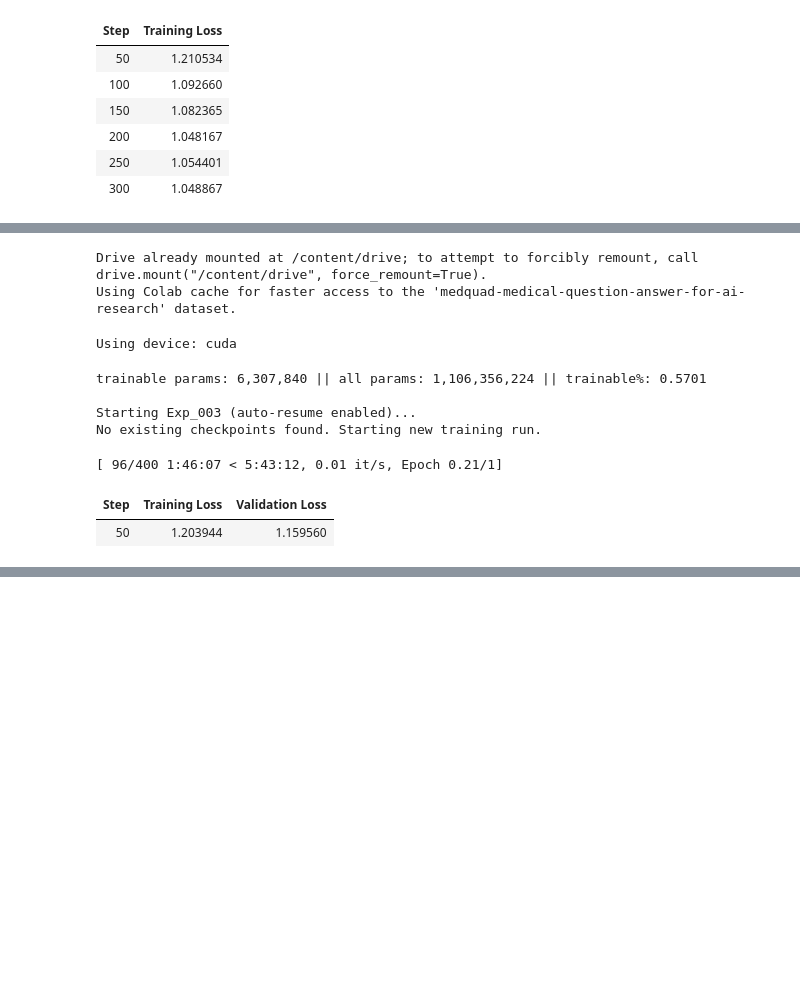
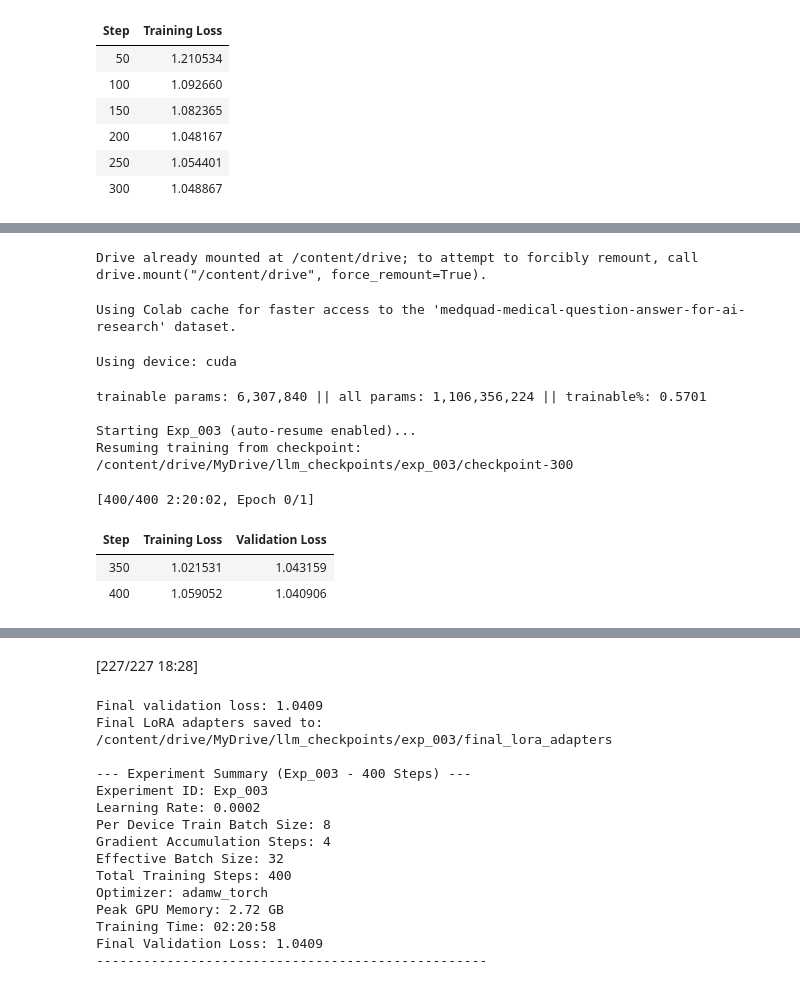
Before and after one commit to Gatwaza/Domain-Specific-Assistant-via-LLMs-Fine-Tuning, a Jupyter notebook: Experiments/CQA_3_(1) (2).ipynb, the cells around one changed output, grey strips where cells are left out. Cells and saved outputs as stored; diff of their text form; code cells hidden in the pictures; blank space fills up the shorter version.

```diff
--- a/Experiments/CQA_3.ipynb
+++ b/Experiments/CQA_3_(1) (2).ipynb
@@ -3868,6 +3894,7 @@ from transformers import (
 )
 from peft import LoraConfig, get_peft_model, TaskType
 import kagglehub
+import huggingface_hub # Import huggingface_hub
 
 # ----------- Google Drive (persistent checkpoints) -----------
 from google.colab import drive
@@ -3893,6 +3920,9 @@ EFFECTIVE_BATCH_SIZE = PER_DEVICE_BATCH_SIZE * GRADIENT_ACCUMULATION_STEPS
 tokenizer = AutoTokenizer.from_pretrained(MODEL_NAME)
 if tokenizer.pad_token is None:
     tokenizer.add_special_tokens({"pad_token": "[PAD]"})
+
+# ----------- Authenticate Hugging Face (REQUIRED for gated datasets) -----------
+huggingface_hub.login() # This will prompt you to enter your Hugging Face token
 
 # ----------- Load datasets -----------
 afrimedqa = load_dataset("intronhealth/afrimedqa_v2")
@@ -4021,47 +4051,66 @@ start_time = time.time()
 # Check for existing checkpoints
 latest_checkpoint = None
 if os.path.exists(CHECKPOINT_DIR):
     checkpoints = [os.path.join(CHECKPOINT_DIR, d)
                    for d in os.listdir(CHECKPOINT_DIR)
                    if d.startswith("checkpoint") and os.path.isdir(os.path.join(CHECKPOINT_DIR, d))]
     if checkpoints:
         # Sort by checkpoint number and pick the latest
         checkpoints.sort(key=lambda x: int(x.split("-")[-1]))
         latest_checkpoint = checkpoints[-1]
         print(f"Resuming training from checkpoint: {latest_checkpoint}")
     else:
         print("No existing checkpoints found. Starting new training run.")
 
 trainer.train(resume_from_checkpoint=latest_checkpoint)
 
 elapsed = time.time() - start_time
 print(f"Training completed in {time.strftime('%H:%M:%S', time.gmtime(elapsed))}")
 
 # ----------- Evaluation -----------
 eval_results = trainer.evaluate()
-print(f"Final validation loss: {eval_results['eval_loss']:.4f}")
+final_validation_loss = eval_results['eval_loss'] # Extract for summary
+print(f"Final validation loss: {final_validation_loss:.4f}")
 
 # ----------- Save final LoRA adapters -----------
 model.save_pretrained(FINAL_ADAPTER_DIR)
 print(f"Final LoRA adapters saved to: {FINAL_ADAPTER_DIR}")
 
 # ----------- Summary -----------
-print("\n--- Experiment Summary (Exp_003) ---")
-print(f"Learning rate: {LEARNING_RATE}")
-print(f"Batch size (device): {PER_DEVICE_BATCH_SIZE}")
-print(f"Gradient accumulation: {GRADIENT_ACCUMULATION_STEPS}")
-print(f"Effective batch size: {EFFECTIVE_BATCH_SIZE}")
-print(f"Max steps: {MAX_STEPS}")
-print(f"Validation loss: {eval_results['eval_loss']:.4f}")
-print("----------------------------------")
+# The following variables need to be set from the execution flow for the print statement
+# peak_gpu_memory_gb: This should be captured during training or after if possible.
+# training_duration_hms: This is 'elapsed' converted to H:M:S format.
+
+# Re-capture peak GPU memory if training happened.
+peak_gpu_memory_gb = 0.0
+if torch.cuda.is_available():
+    peak_gpu_memory_bytes = torch.cuda.max_memory_allocated()
+    if peak_gpu_memory_bytes > 0: # Only if memory was actually allocated during this run
+        peak_gpu_memory_gb = peak_gpu_memory_bytes / (1024**3)
+
+training_duration_hms = time.strftime('%H:%M:%S', time.gmtime(elapsed))
+
+print(f"\n--- Experiment Summary ({EXPERIMENT_ID} - {MAX_STEPS} Steps) ---")
+print(f"Experiment ID: {EXPERIMENT_ID}")
+print(f"Learning Rate: {LEARNING_RATE}")
+print(f"Per Device Train Batch Size: {PER_DEVICE_BATCH_SIZE}")
+print(f"Gradient Accumulation Steps: {GRADIENT_ACCUMULATION_STEPS}")
+print(f"Effective Batch Size: {EFFECTIVE_BATCH_SIZE}")
+print(f"Total Training Steps: {MAX_STEPS}")
+print(f"Optimizer: {OPTIMIZER}")
+print(f"Peak GPU Memory: {peak_gpu_memory_gb:.2f} GB")
+print(f"Training Time: {training_duration_hms}")
+print(f"Final Validation Loss: {final_validation_loss:.4f}")
+print("--------------------------------------------------")
 # %% [output]
 Drive already mounted at /content/drive; to attempt to forcibly remount, call drive.mount("/content/drive", force_remount=True).
-Using Colab cache for faster access to the 'medquad-medical-question-answer-for-ai-research' dataset.
-Using device: cuda
+Using Colab cache for faster access to the 'medquad-medical-question-answer-for-ai-research' dataset.
-trainable params: 6,307,840 || all params: 1,106,356,224 || trainable%: 0.5701
-
-Starting Exp_003 (auto-resume enabled)...
-No existing checkpoints found. Starting new training run.
+Using device: cuda
-[ 96/400 1:46:07 < 5:43:12, 0.01 it/s, Epoch 0.21/1]
+trainable params: 6,307,840 || all params: 1,106,356,224 || trainable%: 0.5701
+
+Starting Exp_003 (auto-resume enabled)...
+Resuming training from checkpoint: /content/drive/MyDrive/llm_checkpoints/exp_003/checkpoint-300
+[400/400 2:20:02, Epoch 0/1]
 | Step | Training Loss | Validation Loss |
-| 50 | 1.203944 | 1.159560 |
+| 350 | 1.021531 | 1.043159 |
+| 400 | 1.059052 | 1.040906 |
@@ -4067,0 +4118,16 @@ No existing checkpoints found. Starting new training run.
+[227/227 18:28]
+Final validation loss: 1.0409
+Final LoRA adapters saved to: /content/drive/MyDrive/llm_checkpoints/exp_003/final_lora_adapters
+
+--- Experiment Summary (Exp_003 - 400 Steps) ---
+Experiment ID: Exp_003
+Learning Rate: 0.0002
+Per Device Train Batch Size: 8
+Gradient Accumulation Steps: 4
+Effective Batch Size: 32
+Total Training Steps: 400
+Optimizer: adamw_torch
+Peak GPU Memory: 2.72 GB
+Training Time: 02:20:58
+Final Validation Loss: 1.0409
+--------------------------------------------------
```
Also changed, not shown: parts of 22 cells of this notebook, 1 other file.
